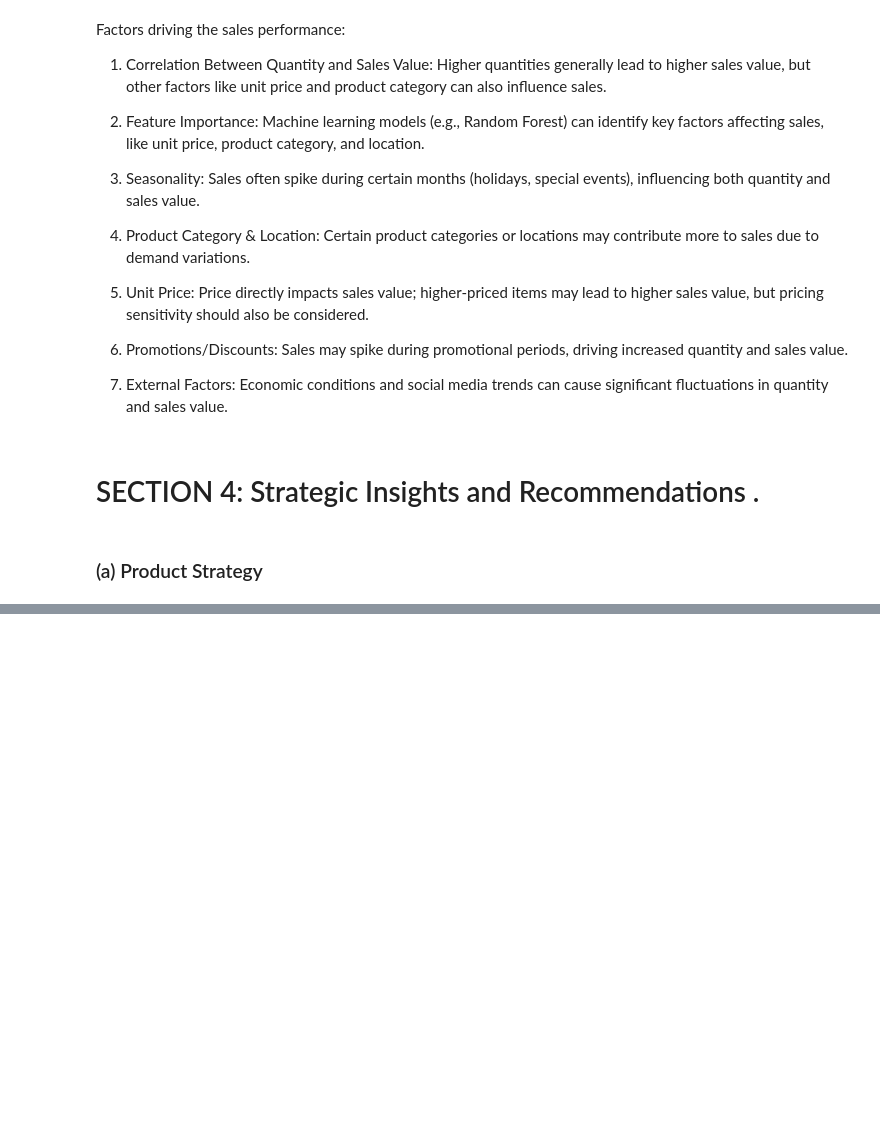
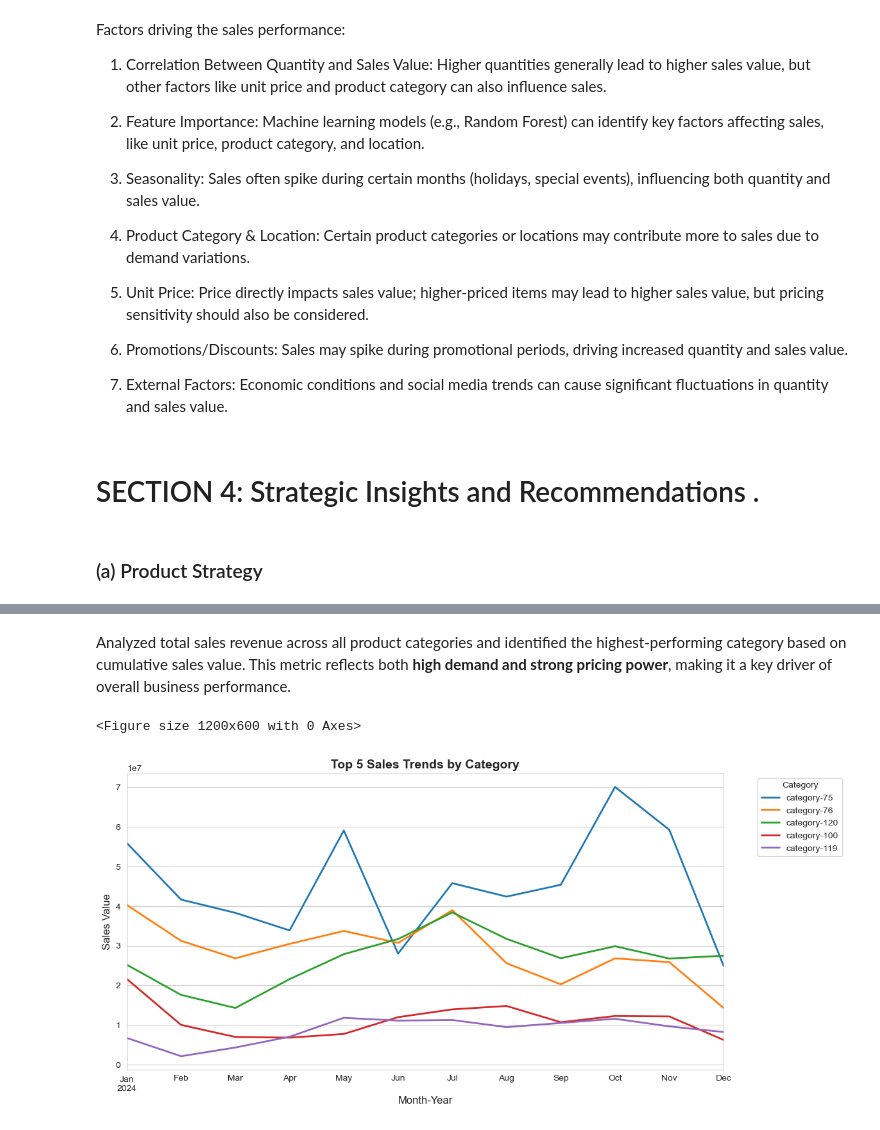
Before and after one commit to PaulMuniu/Kwanza-Tukule-Data-Analysis, a Jupyter notebook: Kwanza_Tukule.ipynb, the cells around one changed output, grey strips where cells are left out. Saved outputs shown, nothing was run; the diff lists cells and outputs as text; code cells hidden in the pictures; blank space fills up the shorter version.

```diff
--- a/Kwanza_Tukule.ipynb
+++ b/Kwanza_Tukule.ipynb
@@ -907,0 +926,30 @@ plt.show()
+# %% [markdown]
+Analyzed total sales revenue across all product categories and identified the highest-performing category based on cumulative sales value. This metric reflects both **high demand and strong pricing power**, making it a key driver of overall business performance.
+# %%
+import matplotlib.pyplot as plt
+
+# Group data by Month-Year and Category, summing the values
+category_trends = data.groupby(["Month-Year", "ANONYMIZED CATEGORY"])["VALUE"].sum().unstack()
+
+# Get the top 5 categories by total sales
+top_categories = category_trends.sum().sort_values(ascending=False).head(5).index
+
+# Filter only the top 5 categories for plotting
+top_category_trends = category_trends[top_categories]
+
+# Plot the trends for the top 5 categories
+plt.figure(figsize=(12, 6))
+top_category_trends.plot(figsize=(12,6), linewidth=2)
+
+# Add title and labels
+plt.title("Top 5 Sales Trends by Category", fontsize=14, fontweight='bold')
+plt.xlabel("Month-Year", fontsize=12)
+plt.ylabel("Sales Value", fontsize=12)
+plt.legend(title="Category", bbox_to_anchor=(1.05, 1), loc="upper left")  # Moves legend outside
+plt.grid(True)
+
+# Show the plot
+plt.show()
+# %% [output]
+<Figure size 1200x600 with 0 Axes>
+[figure, added]
```
Also changed, not shown: parts of 5 cells of this notebook.
